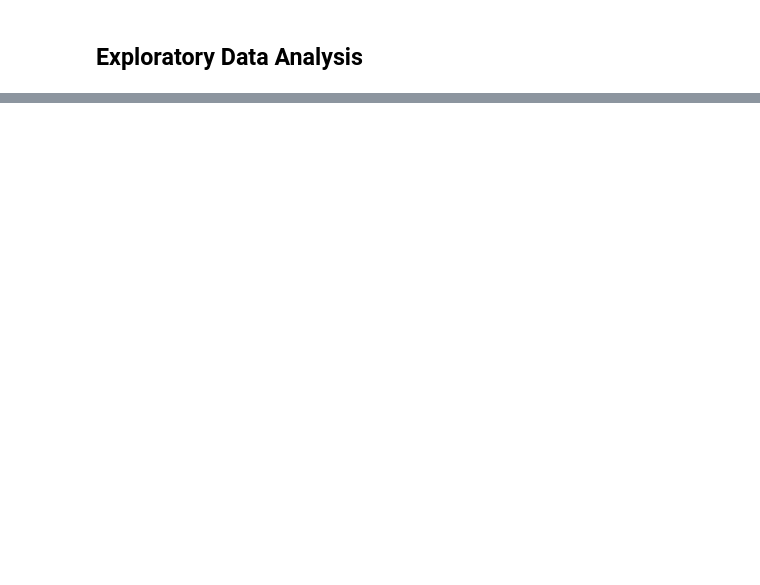
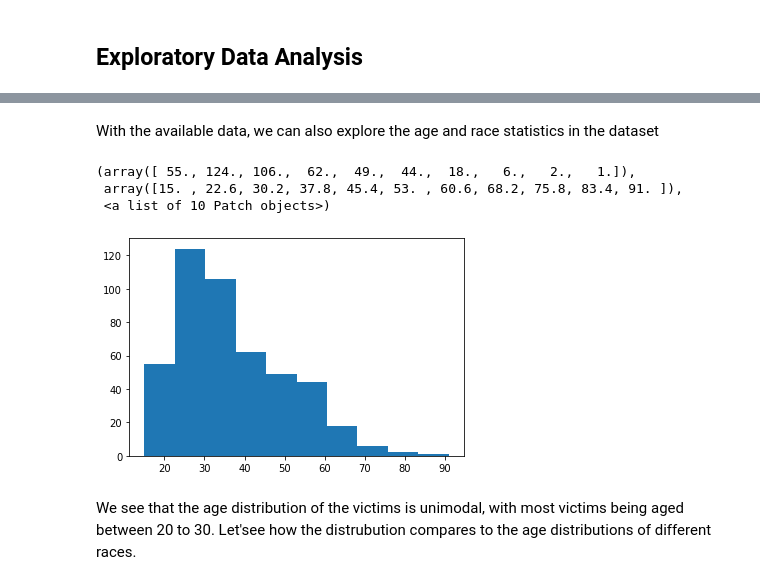
Before and after one commit to csauyong/police-brutality, a Jupyter notebook: analysis.ipynb, the cells around one changed output, grey strips where cells are left out. Cells and saved outputs as stored; diff of their text form; code cells hidden in the pictures; blank space fills up the shorter version.

```diff
--- a/analysis.ipynb
+++ b/analysis.ipynb
@@ -133,0 +357,11 @@ We hypothesizes that lower the white people share, higher the fatal count.
+# %% [markdown]
+With the available data, we can also explore the age and race statistics in the dataset
+# %%
+plt.hist(test['age'])
+# %% [output]
+(array([ 55., 124., 106.,  62.,  49.,  44.,  18.,   6.,   2.,   1.]),
+ array([15. , 22.6, 30.2, 37.8, 45.4, 53. , 60.6, 68.2, 75.8, 83.4, 91. ]),
+ <a list of 10 Patch objects>)
+[figure, added]
+# %% [markdown]
+We see that the age distribution of the victims is unimodal, with most victims being aged between 20 to 30. Let'see how the distrubution compares to the age distributions of different races.
```
Also changed, not shown: parts of 42 cells of this notebook.
